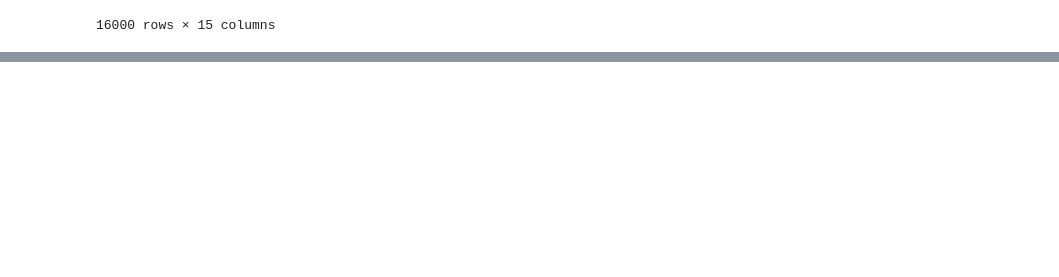
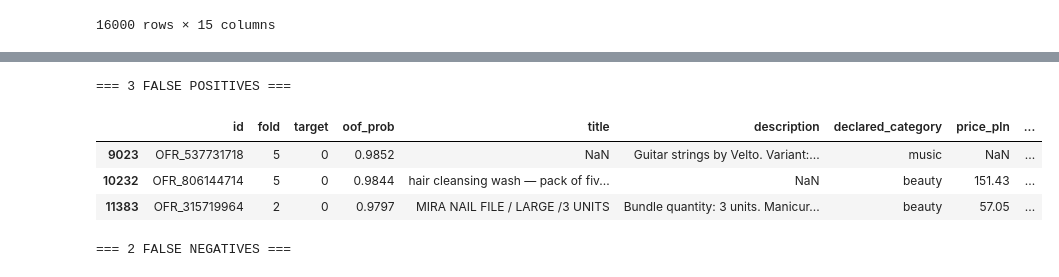
Before and after one commit to JanPodwyszynski/dsc-catalog-quality-challenge, a Jupyter notebook: notebooks/model_experiments.ipynb, the cells around one changed output, grey strips where cells are left out. Cells and saved outputs as stored; diff of their text form; code cells hidden in the pictures; blank space fills up the shorter version.

Commit message:
Add ablation experiments, OOF error analysis and clean notebooks

```diff
--- a/notebooks/model_experiments.ipynb
+++ b/notebooks/model_experiments.ipynb
@@ -14,8 +14,8 @@ from features.data_preprocessor import DataPreprocessor
 from features.cross_validation_ensemble import CrossValidationEnsemble
 from sklearn.ensemble import HistGradientBoostingClassifier
 # %%
-train = pd.read_csv('../../data/train.csv')
-test = pd.read_csv('../../data/test.csv')
+train = pd.read_csv('../data/train.csv')
+test = pd.read_csv('../data/test.csv')
 # %% [markdown]
 category probability
 # %%
@@ -162,0 +335,47 @@ submission.to_csv('submission.csv', index=False)
+# %%
+
+import hashlib
+import numpy as np
+import pandas as pd
+
+
+fold_assignment = np.array([
+    int(hashlib.sha256(f"42:{s}".encode("utf-8")).hexdigest()[:16], 16) % 5
+    for s in train["seller_id"].astype(str)
+])
+
+
+oof_preds = np.zeros(len(train))
+for f in range(5):
+    val_idx = np.flatnonzero(fold_assignment == f)
+    prep = cve.preprocessors_[f]
+    model = cve.models_[f]
+    val_trans = prep.transform(train.iloc[val_idx])
+    oof_preds[val_idx] = model.predict_proba(val_trans[cve.features])[:, 1]
+
+
+oof_df = train.copy()
+oof_df["oof_prob"] = np.round(oof_preds, 4)
+oof_df["fold"] = fold_assignment + 1
+
+fp = oof_df[oof_df["target"] == 0].nlargest(3, "oof_prob")[
+    ["id", "fold", "target", "oof_prob", "title", "description", "declared_category", "price_pln", "shipping_weight_kg", "pack_size"]
+]
+
+
+fn = oof_df[oof_df["target"] == 1].nsmallest(2, "oof_prob")[
+    ["id", "fold", "target", "oof_prob", "title", "description", "declared_category", "price_pln", "shipping_weight_kg", "pack_size"]
+]
+
+print("=== 3 FALSE POSITIVES ===")
+display(fp)
+
+print("\n=== 2 FALSE NEGATIVES ===")
+display(fn)
+# %% [output]
+=== 3 FALSE POSITIVES ===
+|  | id | fold | target | oof_prob | title | description | declared_category | price_pln | ... |
+| 9023 | OFR_537731718 | 5 | 0 | 0.9852 | NaN | Guitar strings by Velto. Variant:... | music | NaN | ... |
+| 10232 | OFR_806144714 | 5 | 0 | 0.9844 | hair cleansing wash — pack of fiv... | NaN | beauty | 151.43 | ... |
+| 11383 | OFR_315719964 | 2 | 0 | 0.9797 | MIRA NAIL FILE / LARGE /3 UNITS | Bundle quantity: 3 units. Manicur... | beauty | 57.05 | ... |
+=== 2 FALSE NEGATIVES ===
```
Also changed, not shown: parts of 3 cells of this notebook, 2 other files.
